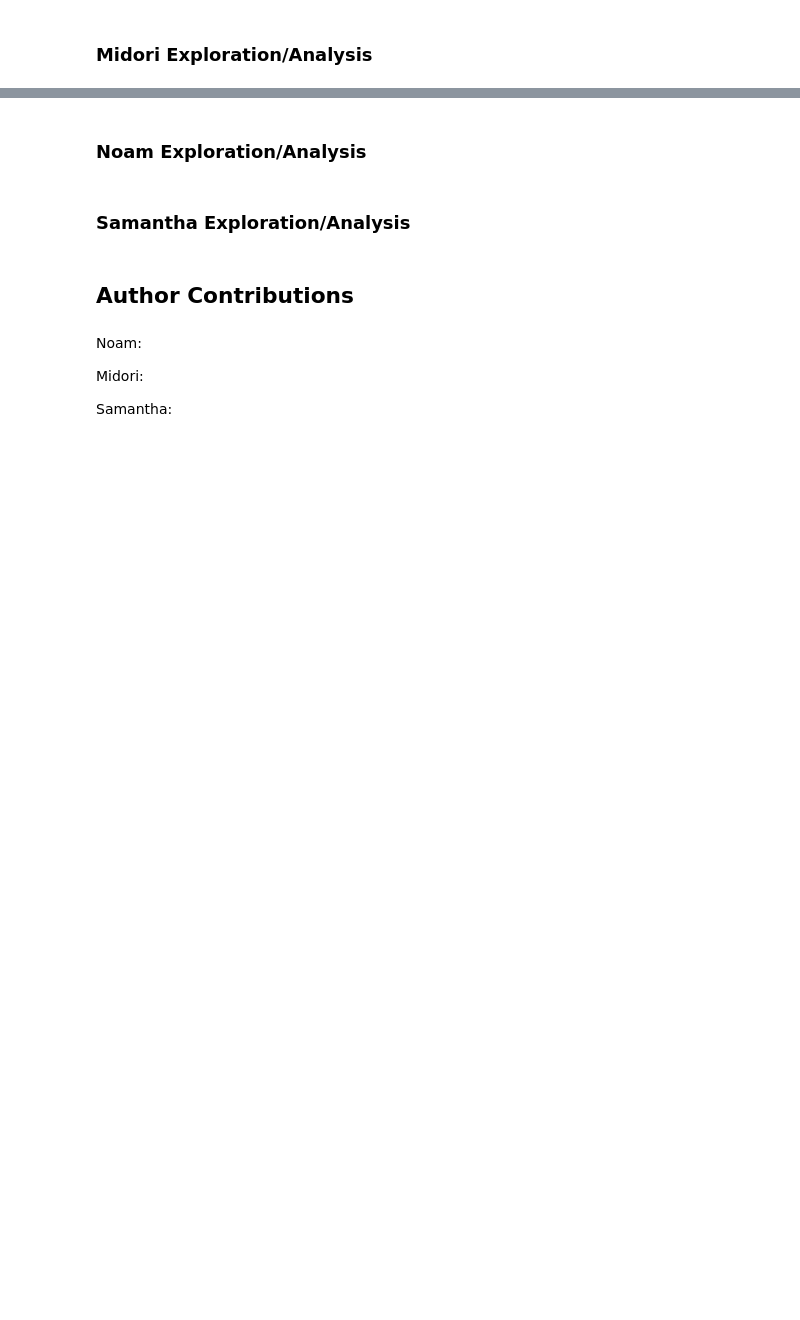
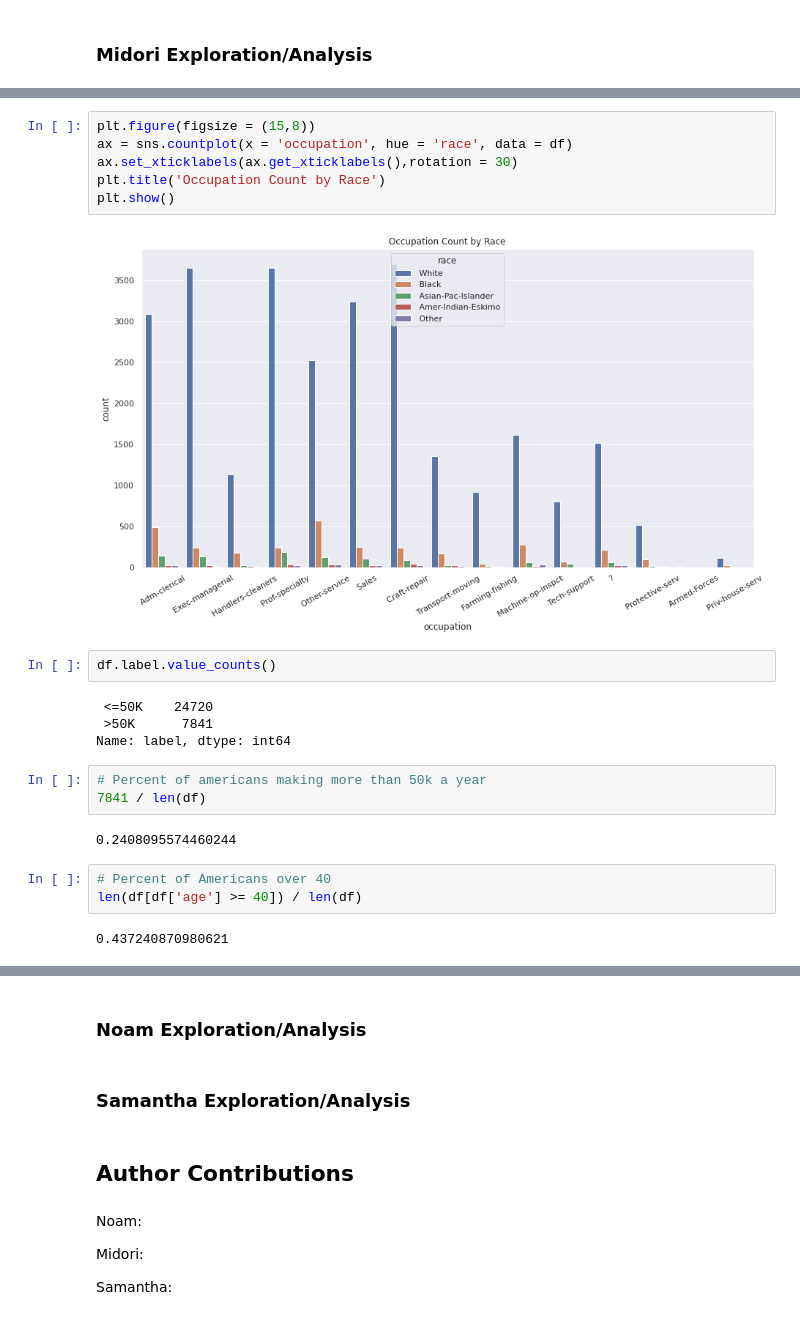
Before and after one commit to UCB-stat-159-s22/hw07-group23, a Jupyter notebook: main.ipynb, the cells around one changed output, grey strips where cells are left out. Cells and saved outputs as stored; diff of their text form; blank space fills up the shorter version.

```diff
--- a/main.ipynb
+++ b/main.ipynb
@@ -44,0 +54,24 @@ df.head()
+# %%
+plt.figure(figsize = (15,8))
+ax = sns.countplot(x = 'occupation', hue = 'race', data = df)
+ax.set_xticklabels(ax.get_xticklabels(),rotation = 30)
+plt.title('Occupation Count by Race')
+plt.show()
+# %% [output]
+[figure, added]
+# %%
+df.label.value_counts()
+# %% [output]
+ <=50K    24720
+ >50K      7841
+Name: label, dtype: int64
+# %%
+# Percent of americans making more than 50k a year
+7841 / len(df)
+# %% [output]
+0.2408095574460244
+# %%
+# Percent of Americans over 40
+len(df[df['age'] >= 40]) / len(df)
+# %% [output]
+0.437240870980621
```
Also changed, not shown: parts of 4 cells of this notebook.
